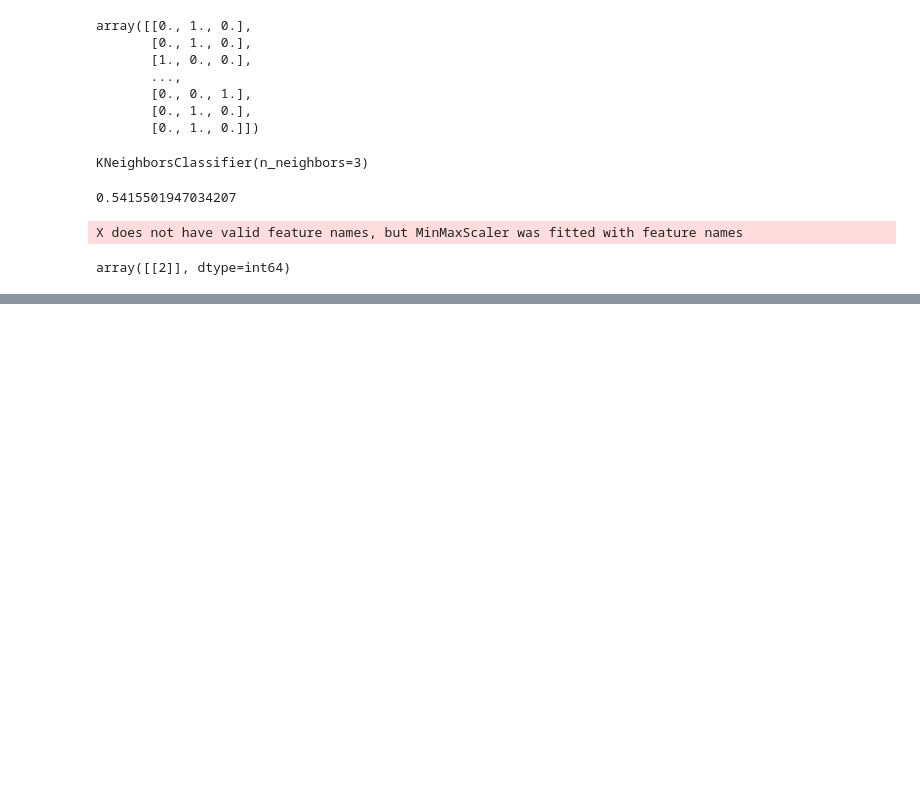
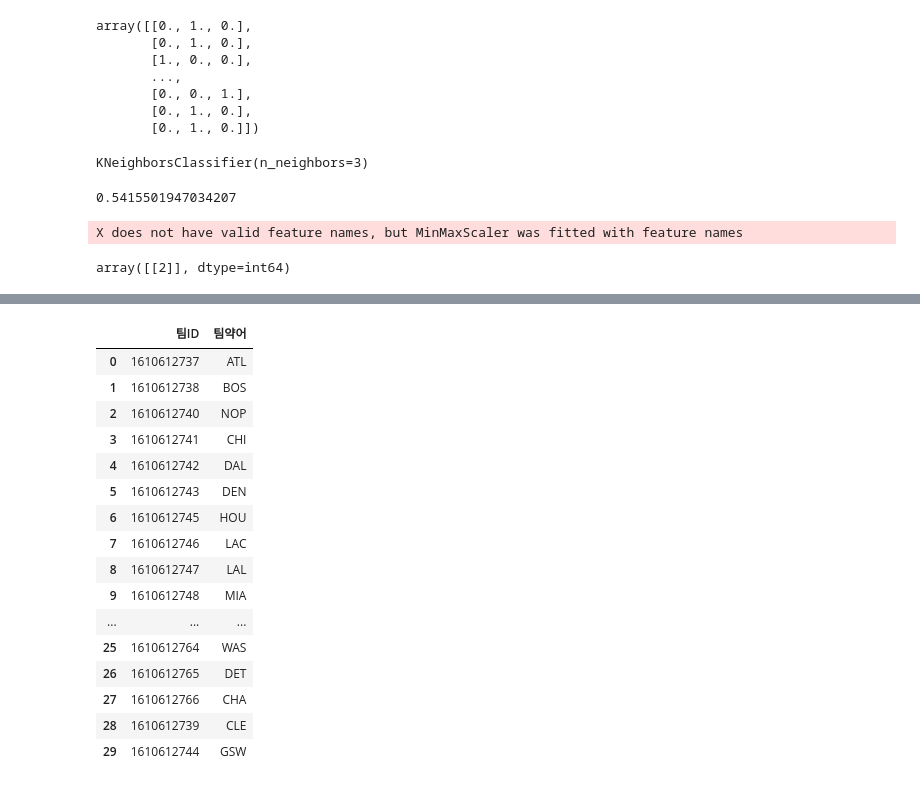
Before and after one commit to JeongUngKim/streamlit_project, a Jupyter notebook: data_analysis.ipynb, the cells around one changed output, grey strips where cells are left out. Drawn from its saved outputs; the diff is of its cells as text; code cells hidden in the pictures; blank space fills up the shorter version.

```diff
--- a/data_analysis.ipynb
+++ b/data_analysis.ipynb
@@ -1293,0 +1275,20 @@ df_games_detail = pd.merge(df_games_detail,df_teams,on='팀ID').iloc[:,:-3]
+# %%
+df_teams[['팀ID','팀약어']]
+# %% [output]
+|  | 팀ID | 팀약어 |
+| 0 | 1610612737 | ATL |
+| 1 | 1610612738 | BOS |
+| 2 | 1610612740 | NOP |
+| 3 | 1610612741 | CHI |
+| 4 | 1610612742 | DAL |
+| 5 | 1610612743 | DEN |
+| 6 | 1610612745 | HOU |
+| 7 | 1610612746 | LAC |
+| 8 | 1610612747 | LAL |
+| 9 | 1610612748 | MIA |
+| ... | ... | ... |
+| 25 | 1610612764 | WAS |
+| 26 | 1610612765 | DET |
+| 27 | 1610612766 | CHA |
+| 28 | 1610612739 | CLE |
+| 29 | 1610612744 | GSW |
```
Also changed, not shown: parts of 32 cells of this notebook, 1 other file.
